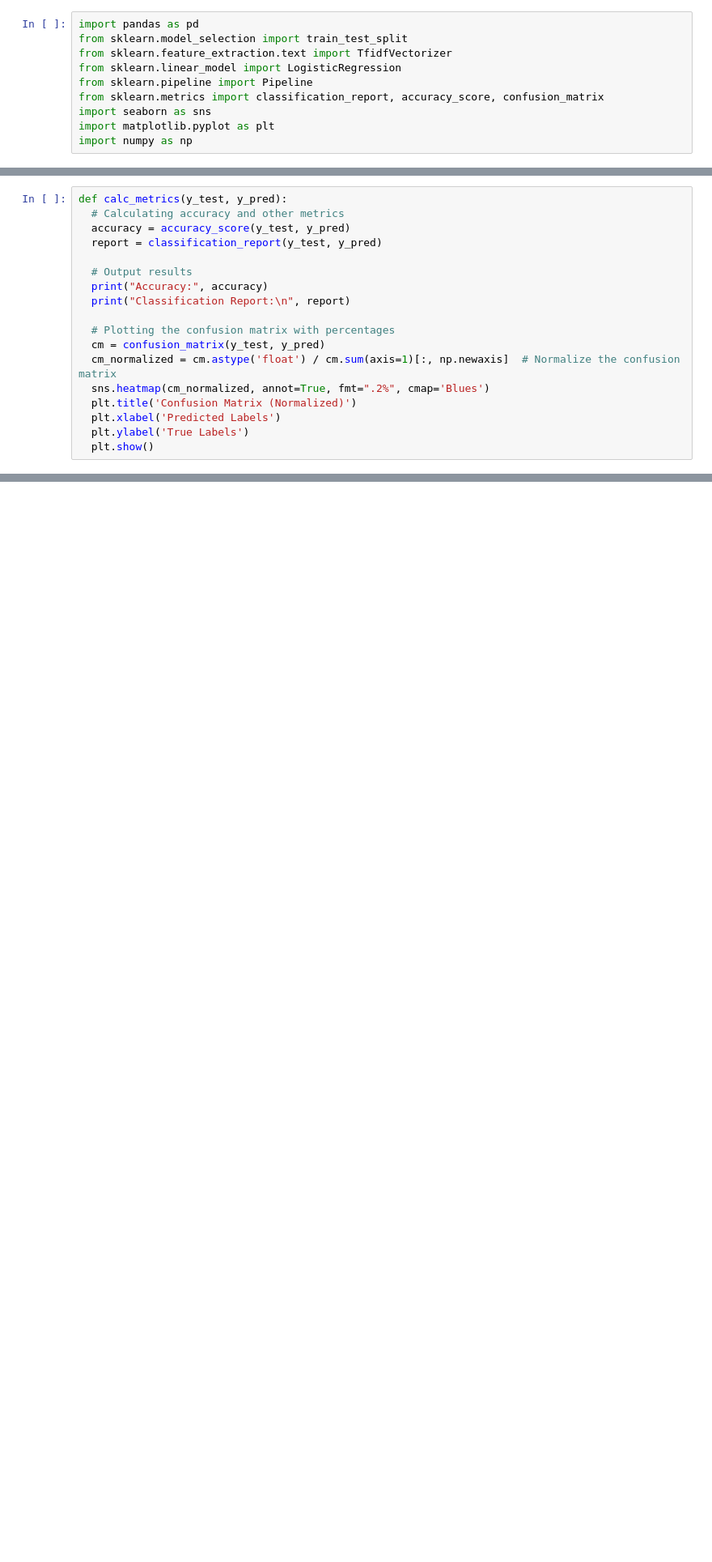
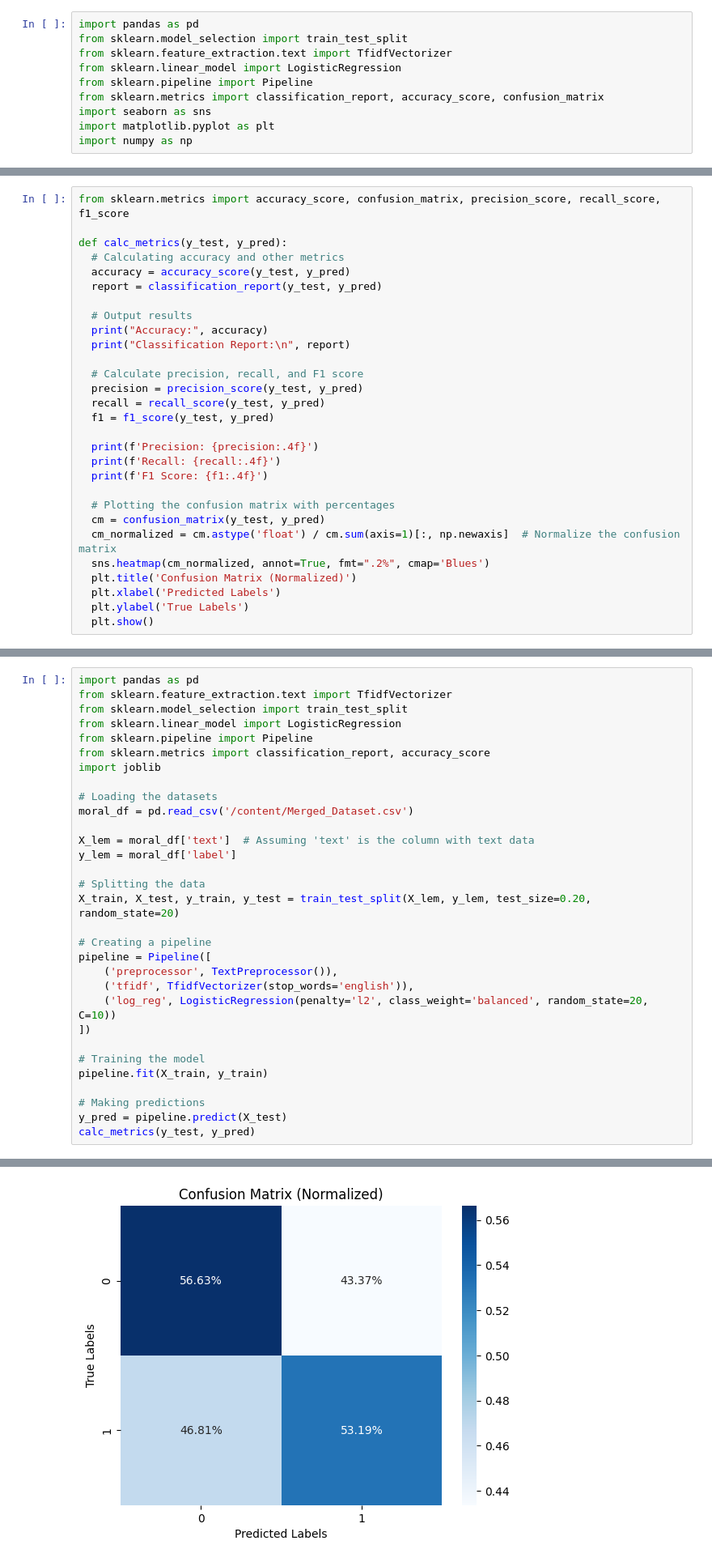
Before and after one commit to shelly-serafimovich/ML-Moral-Judgment-and-Liability-Project, a Jupyter notebook: ML_Moral_Judgment_and_Liability_Project.ipynb, the cells around one changed output, grey strips where cells are left out. Shown at 81% size. Cells and saved outputs as stored; diff of their text form; blank space fills up the shorter version.

```diff
--- a/ML_Moral_Judgment_and_Liability_Project.ipynb
+++ b/ML_Moral_Judgment_and_Liability_Project.ipynb
@@ -15,4 +19,6 @@ import numpy as np
 # %%
+from sklearn.metrics import accuracy_score, confusion_matrix, precision_score, recall_score, f1_score
+
 def calc_metrics(y_test, y_pred):
   # Calculating accuracy and other metrics
   accuracy = accuracy_score(y_test, y_pred)
@@ -22,6 +28,15 @@ def calc_metrics(y_test, y_pred):
   print("Accuracy:", accuracy)
   print("Classification Report:\n", report)
 
+  # Calculate precision, recall, and F1 score
+  precision = precision_score(y_test, y_pred)
+  recall = recall_score(y_test, y_pred)
+  f1 = f1_score(y_test, y_pred)
+
+  print(f'Precision: {precision:.4f}')
+  print(f'Recall: {recall:.4f}')
+  print(f'F1 Score: {f1:.4f}')
+
   # Plotting the confusion matrix with percentages
   cm = confusion_matrix(y_test, y_pred)
   cm_normalized = cm.astype('float') / cm.sum(axis=1)[:, np.newaxis]  # Normalize the confusion matrix
@@ -93,0 +86,32 @@ weighted avg       0.91      0.91      0.91       199
+# %%
+import pandas as pd
+from sklearn.feature_extraction.text import TfidfVectorizer
+from sklearn.model_selection import train_test_split
+from sklearn.linear_model import LogisticRegression
+from sklearn.pipeline import Pipeline
+from sklearn.metrics import classification_report, accuracy_score
+import joblib
+
+# Loading the datasets
+moral_df = pd.read_csv('/content/Merged_Dataset.csv')
+
+X_lem = moral_df['text']  # Assuming 'text' is the column with text data
+y_lem = moral_df['label']
+
+# Splitting the data
+X_train, X_test, y_train, y_test = train_test_split(X_lem, y_lem, test_size=0.20, random_state=20)
+
+# Creating a pipeline
+pipeline = Pipeline([
+    ('preprocessor', TextPreprocessor()),
+    ('tfidf', TfidfVectorizer(stop_words='english')),
+    ('log_reg', LogisticRegression(penalty='l2', class_weight='balanced', random_state=20, C=10))
+])
+
+# Training the model
+pipeline.fit(X_train, y_train)
+
+# Making predictions
+y_pred = pipeline.predict(X_test)
+calc_metrics(y_test, y_pred)
+# %% [output]
@@ -94,3 +144,4 @@ weighted avg       0.91      0.91      0.91       199
+[figure, added]
 # %% [markdown]
 predictions
 # %%
```
Also changed, not shown: parts of 35 cells of this notebook.
